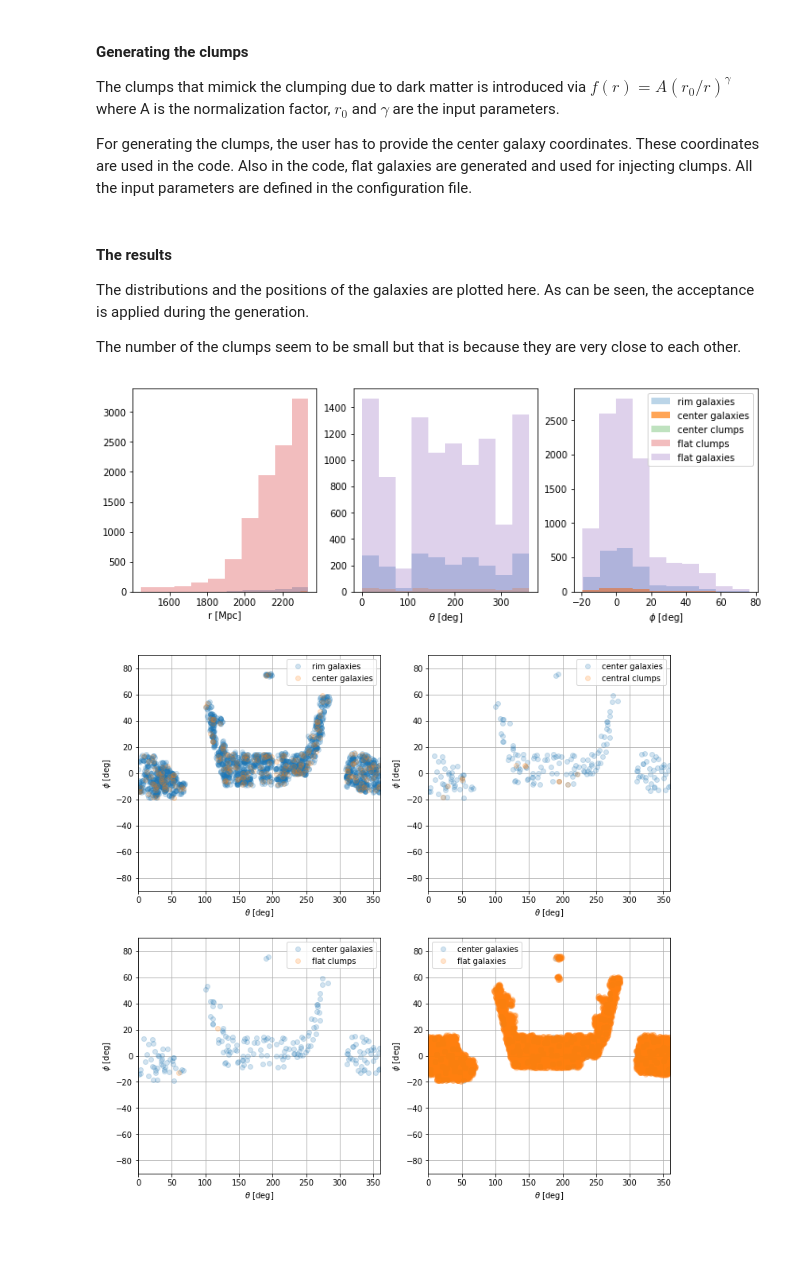
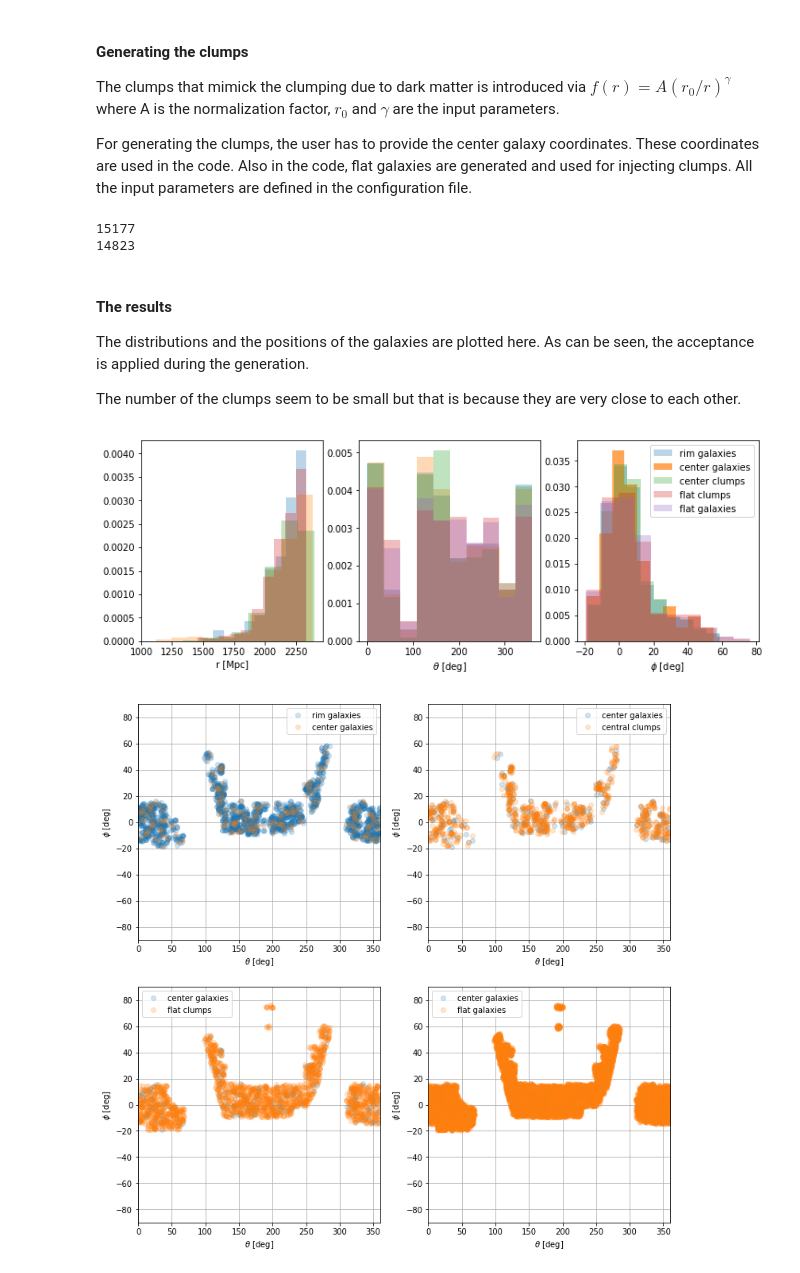
Before and after one commit to DESI-UR/catalog_generation, a Jupyter notebook: nb/catalog_generation_test.ipynb, the cells around one changed output. Cells and saved outputs as stored; diff of their text form; code cells hidden in the pictures; blank space fills up the shorter version.

```diff
--- a/nb/catalog_generation_test.ipynb
+++ b/nb/catalog_generation_test.ipynb
@@ -65,7 +65,10 @@ The clumps that mimick the clumping due to dark matter is introduced via $f(r)=A
 
 For generating the clumps, the user has to provide the center galaxy coordinates. These coordinates are used in the code. Also in the code, flat galaxies are generated and used for injecting clumps. All the input parameters are defined in the configuration file.
 # %%
-center_clumps, flat_clumps, flats = gt.generate_clumps(r, theta, phi)
+center_clumps, flat_clumps, flats = gt.generate_clumps(np.append(r, r_rim), np.append(theta, theta_rim), np.append(phi, phi_rim))
+# %% [output]
+15177
+14823
 # %% [markdown]
 #### The results
 The distributions and the positions of the galaxies are plotted here. As can be seen, the acceptance is applied during the generation.
@@ -75,27 +78,27 @@ The number of the clumps seem to be small but that is because they are very clos
 plt.figure(1, figsize=(12,4))
 plt.subplot(131)
 #plt.hist(r_rim, alpha=0.3)
-plt.hist(r, alpha=0.3)
-plt.hist(center_clumps[0], alpha=0.3)
-plt.hist(flat_clumps[0], alpha=0.3)
-plt.hist(flats[0], alpha=0.3)
+plt.hist(r, alpha=0.3, normed=True)
+plt.hist(center_clumps[0], alpha=0.3, normed=True)
+plt.hist(flat_clumps[0], alpha=0.3, normed=True)
+plt.hist(flats[0], alpha=0.3, normed=True)
 plt.xlabel("r [Mpc]")
 plt.subplot(132)
-plt.hist(theta_rim, alpha=0.3)
-plt.hist(theta, alpha=0.3)
-plt.hist(center_clumps[1], alpha=0.3)
-plt.hist(flat_clumps[1], alpha=0.3)
-plt.hist(flats[1], alpha=0.3)
+plt.hist(theta_rim, alpha=0.3, normed=True)
+plt.hist(theta, alpha=0.3, normed=True)
+plt.hist(center_clumps[1], alpha=0.3, normed=True)
+plt.hist(flat_clumps[1], alpha=0.3, normed=True)
+plt.hist(flats[1], alpha=0.3, normed=True)
 plt.xlabel(r'$\theta$ [deg]')
 plt.subplot(133)
-plt.hist(phi_rim, alpha=0.3, label="rim galaxies")
-plt.hist(phi, alpha=0.7, label="center galaxies")
-plt.hist(center_clumps[2], alpha=0.3, label="center clumps")
-plt.hist(flat_clumps[2], alpha=0.3, label="flat clumps")
-plt.hist(flats[2], alpha=0.3, label="flat galaxies")
+plt.hist(phi_rim, alpha=0.3, label="rim galaxies", normed=True)
+plt.hist(phi, alpha=0.7, label="center galaxies", normed=True)
+plt.hist(center_clumps[2], alpha=0.3, label="center clumps", normed=True)
+plt.hist(flat_clumps[2], alpha=0.3, label="flat clumps", normed=True)
+plt.hist(flats[2], alpha=0.3, label="flat galaxies", normed=True)
 plt.legend()
 plt.xlabel(r'$\phi$ [deg]')
-plt.savefig("distributions.pdf")
+plt.savefig("distributions.pdf", bbox_inches='tight')
 
 plt.figure(2, figsize=(12,12))
 plt.subplot(221)
@@ -110,32 +113,32 @@ plt.grid(True)
 plt.subplot(222)
 plt.plot(theta, phi, 'o', alpha=0.2, label="center galaxies")
 plt.plot(center_clumps[1], center_clumps[2], 'o', alpha=0.2, label="central clumps")
 plt.xlim(0, 360)
 plt.ylim(-90, 90)
 plt.xlabel(r"$\theta$ [deg]")
 plt.ylabel(r"$\phi$ [deg]")
 plt.legend()
 plt.grid(True)
 plt.subplot(223)
 plt.plot(theta, phi, 'o', alpha=0.2, label="center galaxies")
 plt.plot(flat_clumps[1], flat_clumps[2], 'o', alpha=0.2, label="flat clumps")
 plt.xlim(0, 360)
 plt.ylim(-90, 90)
 plt.xlabel(r"$\theta$ [deg]")
 plt.ylabel(r"$\phi$ [deg]")
 plt.legend()
 plt.grid(True)
 plt.subplot(224)
 plt.plot(theta, phi, 'o', alpha=0.2, label="center galaxies")
 plt.plot(flats[1], flats[2], 'o', alpha=0.2, label="flat galaxies")
 plt.xlim(0, 360)
 plt.ylim(-90, 90)
 plt.xlabel(r"$\theta$ [deg]")
 plt.ylabel(r"$\phi$ [deg]")
 plt.legend()
 plt.grid(True)
 plt.savefig("maps.pdf")
 plt.show()
 # %% [output]
-[figure, old version]
+[figure, new version]
-[figure, old version]
+[figure, new version]
```
Also changed, not shown: parts of 2 cells of this notebook.
